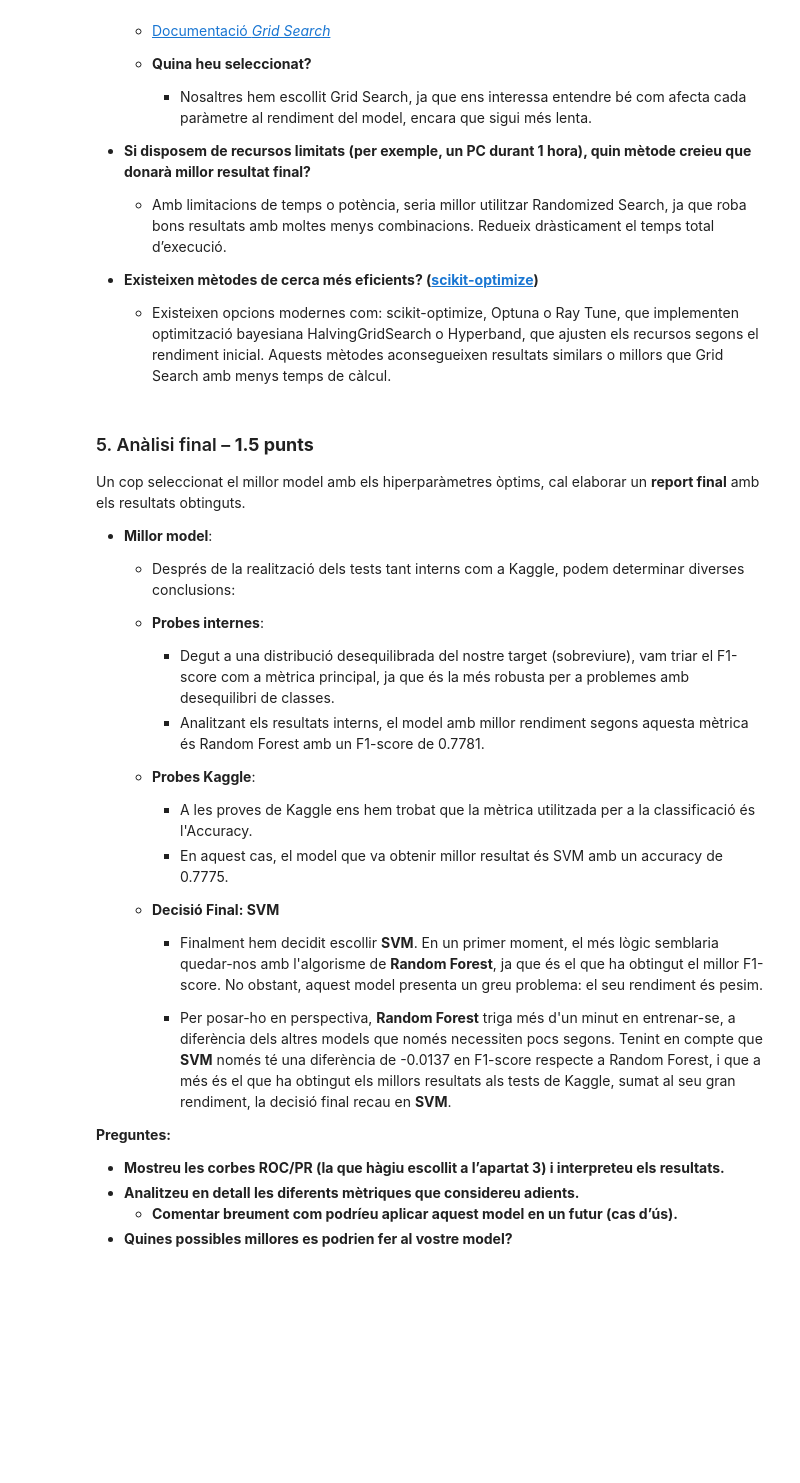
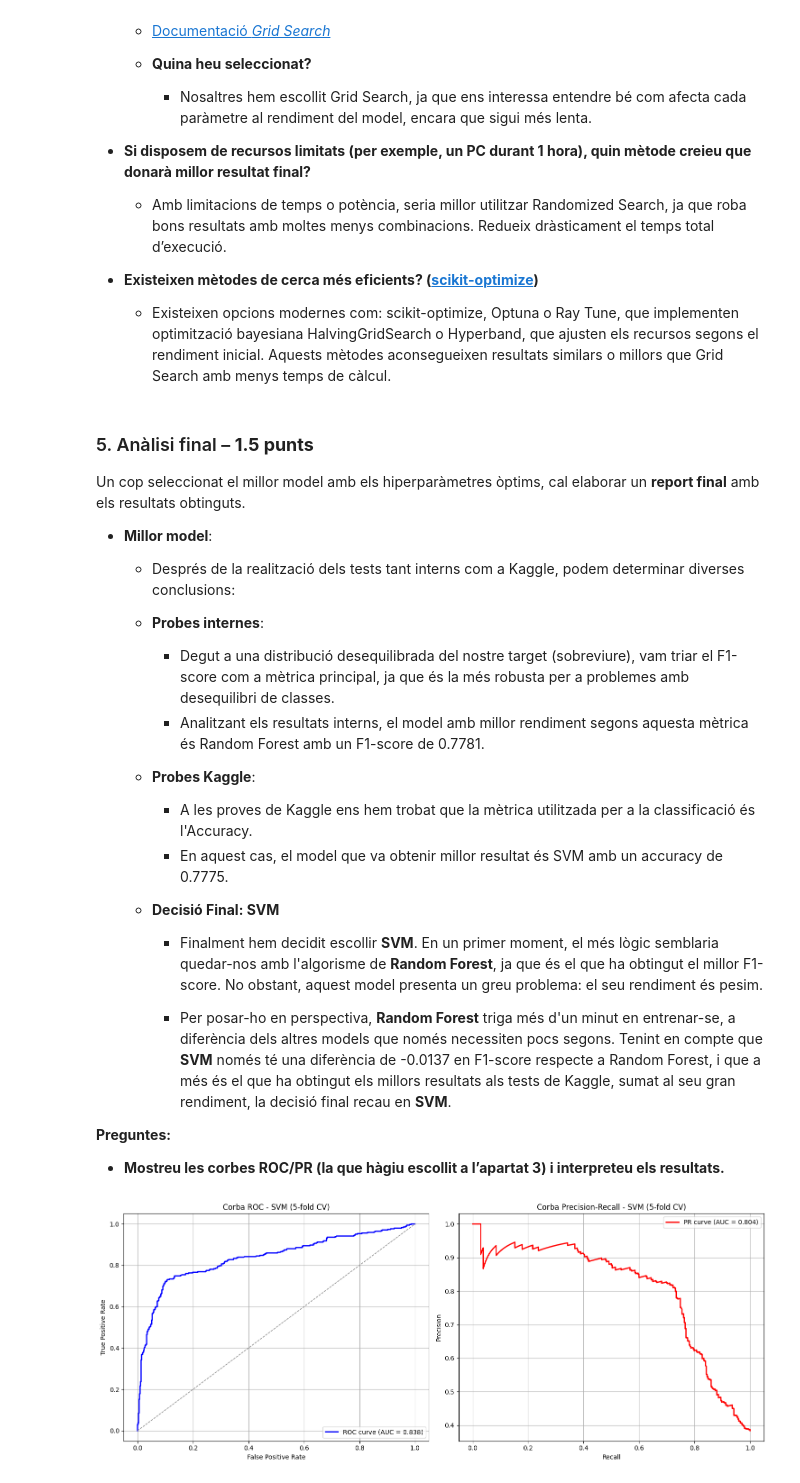
Before and after one commit to martiserraprat/Serra_Berni_Compu, a Jupyter notebook: Practica_1/APC_Practica_1_2025 LA ULTIMA.ipynb, the cells around one changed output. Drawn from its saved outputs; the diff is of its cells as text; code cells hidden in the pictures; blank space fills up the shorter version.

```diff
--- a/Practica_1/APC_Practica_1_2025 LA ULTIMA.ipynb
+++ b/Practica_1/APC_Practica_1_2025 LA ULTIMA.ipynb
@@ -1285,6 +1288,43 @@ Un cop seleccionat el millor model amb els hiperparàmetres òptims, cal elabora
 
 **Preguntes:**
 -  **Mostreu les corbes ROC/PR (la que hàgiu escollit a l’apartat 3) i interpreteu els resultats.**
-- **Analitzeu en detall les diferents mètriques que considereu adients.**
-  -  **Comentar breument com podríeu aplicar aquest model en un futur (cas d’ús).**
--  **Quines possibles millores es podrien fer al vostre model?**
+# %%
+cv = StratifiedKFold(n_splits=5, shuffle=True, random_state=42)
+X = df_features_norm.drop(columns=['Survived'])
+y = df_features_norm['Survived']
+
+
+y_pred_cv_svm = cross_val_predict(best_svm_final, X, y, cv=cv, method='predict')
+y_prob_cv_svm = cross_val_predict(best_svm_final, X, y, cv=cv, method='predict_proba')[:, 1]
+
+# 1. Corbes ROC i Precision-Recall per SVM
+fpr, tpr, _ = roc_curve(y, y_prob_cv_svm)
+roc_auc = auc(fpr, tpr)
+
+precision, recall, _ = precision_recall_curve(y, y_prob_cv_svm)
+pr_auc = auc(recall, precision)
+
+# Visualització de les corbes
+fig, (ax1, ax2) = plt.subplots(1, 2, figsize=(15, 6))
+
+# Corba ROC
+ax1.plot(fpr, tpr, color='blue', lw=2, label=f'ROC curve (AUC = {roc_auc:.3f})')
+ax1.plot([0, 1], [0, 1], color='gray', lw=1, linestyle='--')
+ax1.set_xlabel('False Positive Rate')
+ax1.set_ylabel('True Positive Rate')
+ax1.set_title('Corba ROC - SVM (5-fold CV)')
+ax1.legend(loc="lower right")
+ax1.grid(True)
+
+# Corba Precision-Recall
+ax2.plot(recall, precision, color='red', lw=2, label=f'PR curve (AUC = {pr_auc:.3f})')
+ax2.set_xlabel('Recall')
+ax2.set_ylabel('Precision')
+ax2.set_title('Corba Precision-Recall - SVM (5-fold CV)')
+ax2.legend(loc="upper right")
+ax2.grid(True)
+
+plt.tight_layout()
+plt.show()
+# %% [output]
+[figure, added]
```
Also changed, not shown: parts of 6 cells of this notebook.
